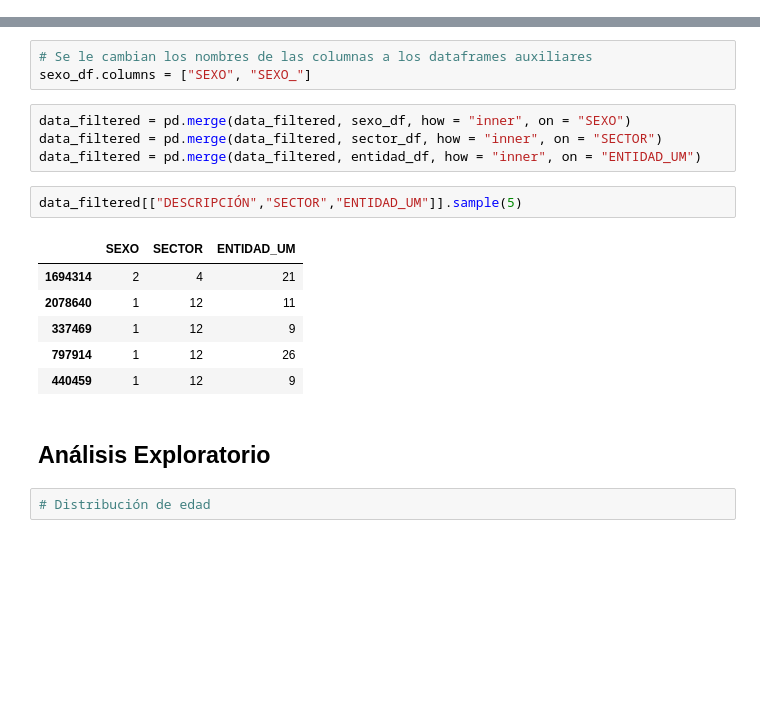
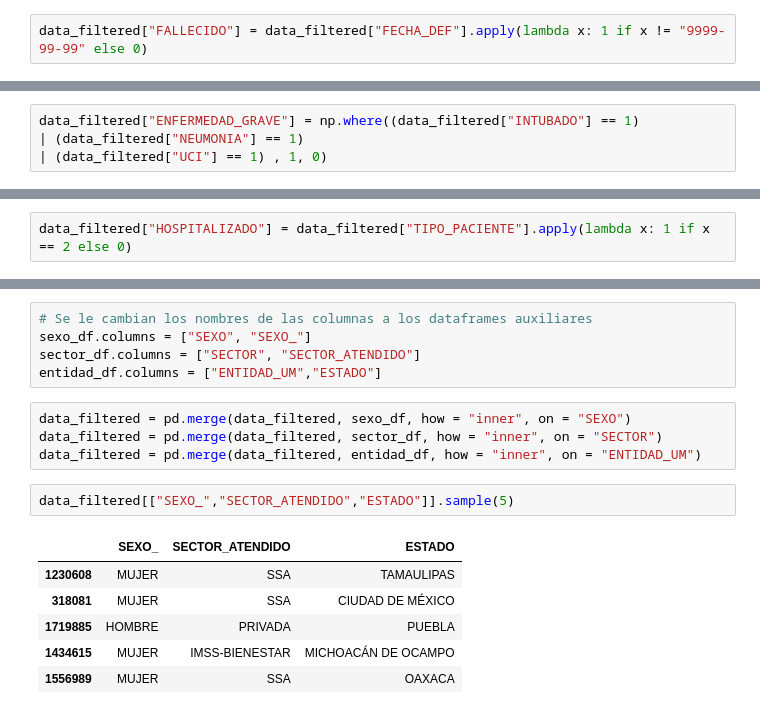
Before and after one commit to EduHdzVillasana/COVIDSTATSMX, a Jupyter notebook: Análisis y Modelado/COVID_MX.ipynb, the cells around one changed output, grey strips where cells are left out. Cells and saved outputs as stored; diff of their text form; blank space fills up the shorter version.

Commit message:
Análisis Exploratiorio terminado

```diff
--- a/Análisis y Modelado/COVID_MX.ipynb
+++ b/Análisis y Modelado/COVID_MX.ipynb
@@ -191,0 +212,2 @@ dtype('int64')
+# %%
+data_filtered["FALLECIDO"] = data_filtered["FECHA_DEF"].apply(lambda x: 1 if x != "9999-99-99" else 0)
@@ -191,0 +240,4 @@ dtype('int64')
+# %%
+data_filtered["ENFERMEDAD_GRAVE"] = np.where((data_filtered["INTUBADO"] == 1)
+| (data_filtered["NEUMONIA"] == 1)
+| (data_filtered["UCI"] == 1) , 1, 0)
@@ -191,0 +263,2 @@ dtype('int64')
+# %%
+data_filtered["HOSPITALIZADO"] = data_filtered["TIPO_PACIENTE"].apply(lambda x: 1 if x == 2 else 0)
@@ -194,20 +282,18 @@ dtype('int64')
 # %%
 # Se le cambian los nombres de las columnas a los dataframes auxiliares
 sexo_df.columns = ["SEXO", "SEXO_"]
+sector_df.columns = ["SECTOR", "SECTOR_ATENDIDO"]
+entidad_df.columns = ["ENTIDAD_UM","ESTADO"]
 # %%
 data_filtered = pd.merge(data_filtered, sexo_df, how = "inner", on = "SEXO")
 data_filtered = pd.merge(data_filtered, sector_df, how = "inner", on = "SECTOR")
 data_filtered = pd.merge(data_filtered, entidad_df, how = "inner", on = "ENTIDAD_UM")
 # %%
-data_filtered[["DESCRIPCIÓN","SECTOR","ENTIDAD_UM"]].sample(5)
+data_filtered[["SEXO_","SECTOR_ATENDIDO","ESTADO"]].sample(5)
 # %% [output]
-|  | SEXO | SECTOR | ENTIDAD_UM |
-| 1694314 | 2 | 4 | 21 |
-| 2078640 | 1 | 12 | 11 |
-| 337469 | 1 | 12 | 9 |
-| 797914 | 1 | 12 | 26 |
-| 440459 | 1 | 12 | 9 |
+|  | SEXO_ | SECTOR_ATENDIDO | ESTADO |
+| 1230608 | MUJER | SSA | TAMAULIPAS |
+| 318081 | MUJER | SSA | CIUDAD DE MÉXICO |
+| 1719885 | HOMBRE | PRIVADA | PUEBLA |
+| 1434615 | MUJER | IMSS-BIENESTAR | MICHOACÁN DE OCAMPO |
+| 1556989 | MUJER | SSA | OAXACA |
-# %% [markdown]
-## Análisis Exploratorio
-# %%
-# Distribución de edad
```
Also changed, not shown: parts of 35 cells of this notebook.
